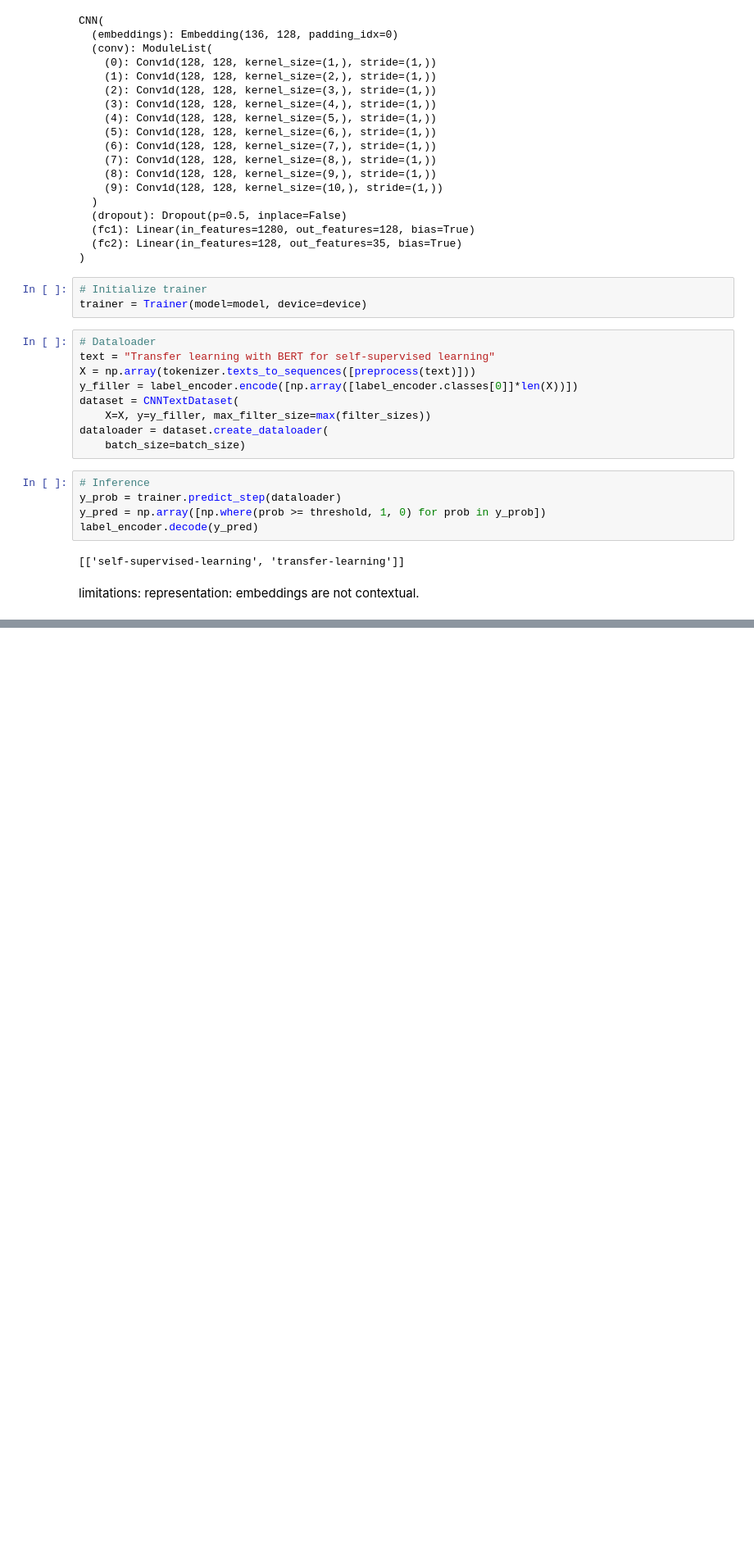
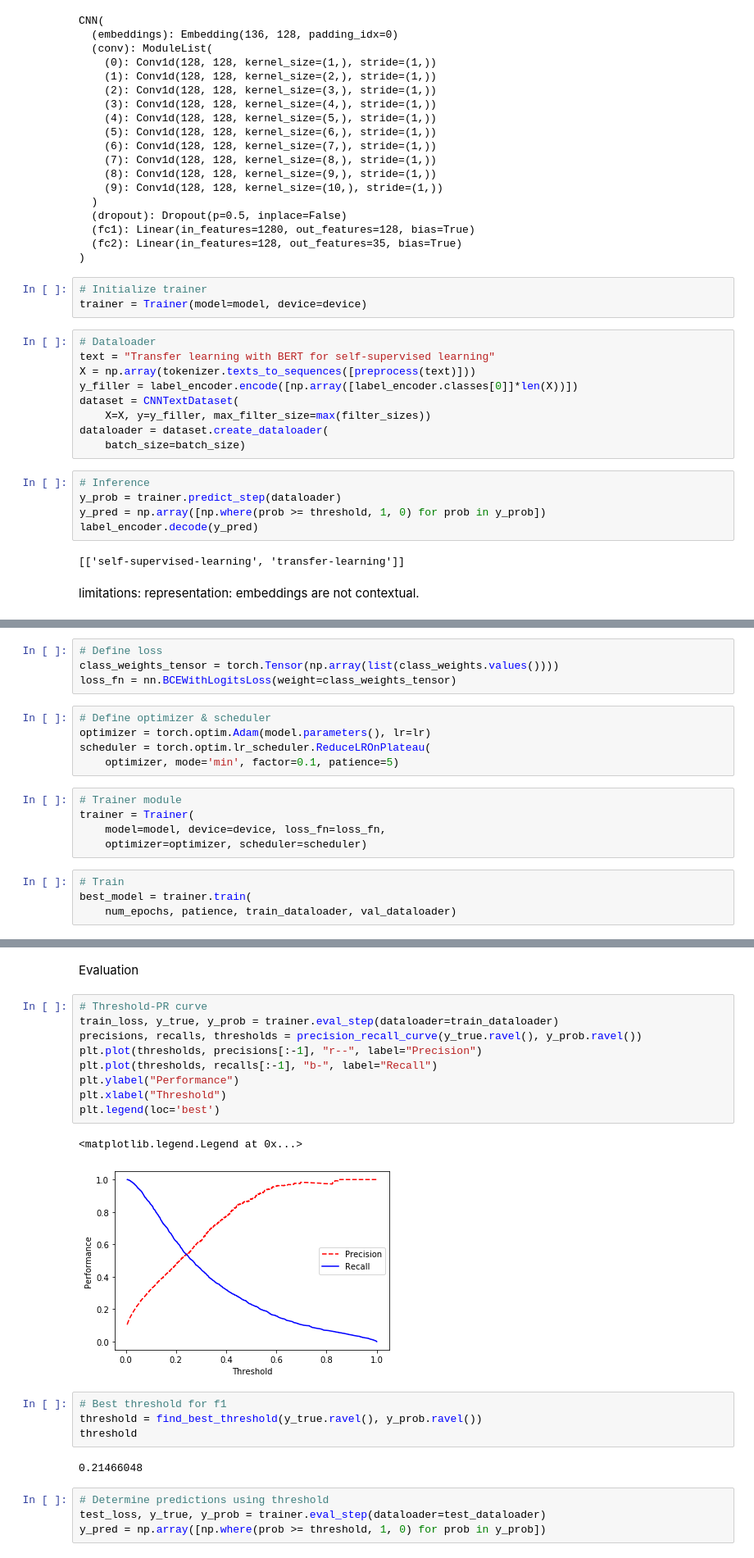
Before and after one commit to saketkattu/AI-tags, a Jupyter notebook: Notebooks/EDA.ipynb, the cells around one changed output, grey strips where cells are left out. Shown at 82% size. Drawn from its saved outputs; the diff is of its cells as text; blank space fills up the shorter version.

```diff
--- a/Notebooks/EDA.ipynb
+++ b/Notebooks/EDA.ipynb
@@ -1650,0 +1900,18 @@ representation: embeddings are not contextual.
+# %%
+# Define loss
+class_weights_tensor = torch.Tensor(np.array(list(class_weights.values())))
+loss_fn = nn.BCEWithLogitsLoss(weight=class_weights_tensor)
+# %%
+# Define optimizer & scheduler
+optimizer = torch.optim.Adam(model.parameters(), lr=lr)
+scheduler = torch.optim.lr_scheduler.ReduceLROnPlateau(
+    optimizer, mode='min', factor=0.1, patience=5)
+# %%
+# Trainer module
+trainer = Trainer(
+    model=model, device=device, loss_fn=loss_fn,
+    optimizer=optimizer, scheduler=scheduler)
+# %%
+# Train
+best_model = trainer.train(
+    num_epochs, patience, train_dataloader, val_dataloader)
@@ -1650,0 +1936,24 @@ representation: embeddings are not contextual.
+# %% [markdown]
+Evaluation
+# %%
+# Threshold-PR curve
+train_loss, y_true, y_prob = trainer.eval_step(dataloader=train_dataloader)
+precisions, recalls, thresholds = precision_recall_curve(y_true.ravel(), y_prob.ravel())
+plt.plot(thresholds, precisions[:-1], "r--", label="Precision")
+plt.plot(thresholds, recalls[:-1], "b-", label="Recall")
+plt.ylabel("Performance")
+plt.xlabel("Threshold")
+plt.legend(loc='best')
+# %% [output]
+<matplotlib.legend.Legend at 0x...>
+[figure, added]
+# %%
+# Best threshold for f1
+threshold = find_best_threshold(y_true.ravel(), y_prob.ravel())
+threshold
+# %% [output]
+0.21466048
+# %%
+# Determine predictions using threshold
+test_loss, y_true, y_prob = trainer.eval_step(dataloader=test_dataloader)
+y_pred = np.array([np.where(prob >= threshold, 1, 0) for prob in y_prob])
```
Also changed, not shown: parts of 29 cells of this notebook, 4 other files.
